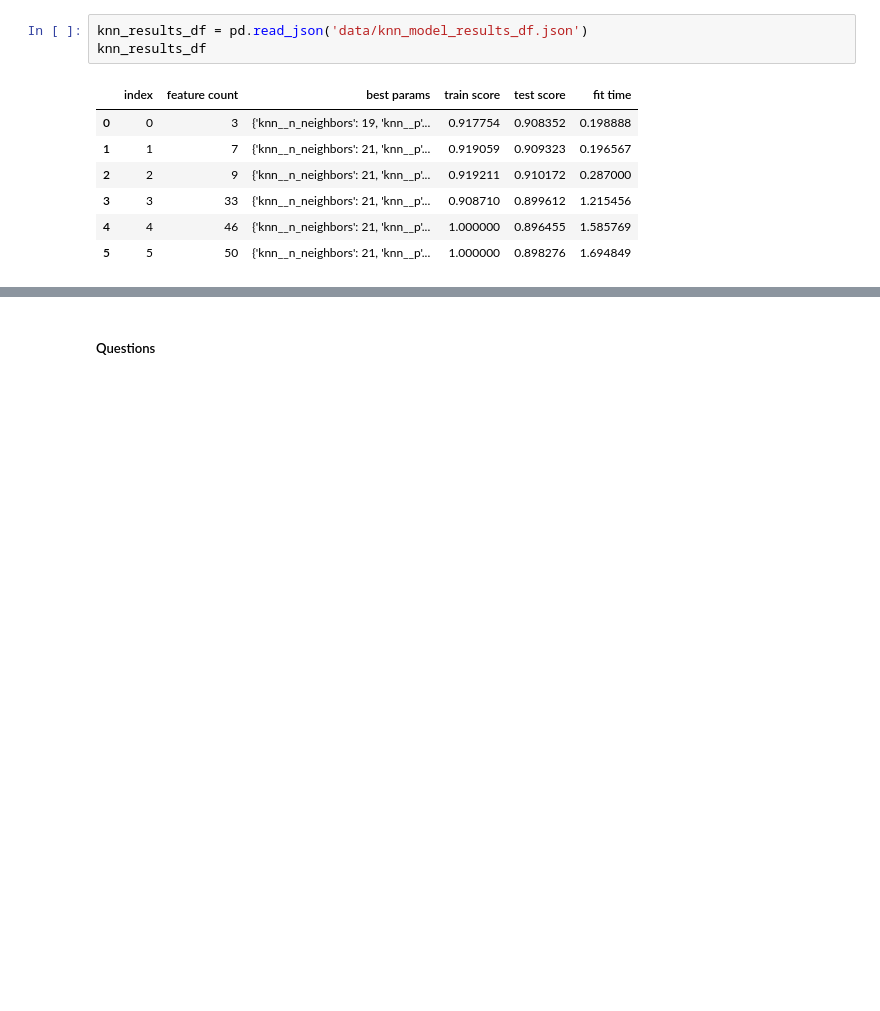
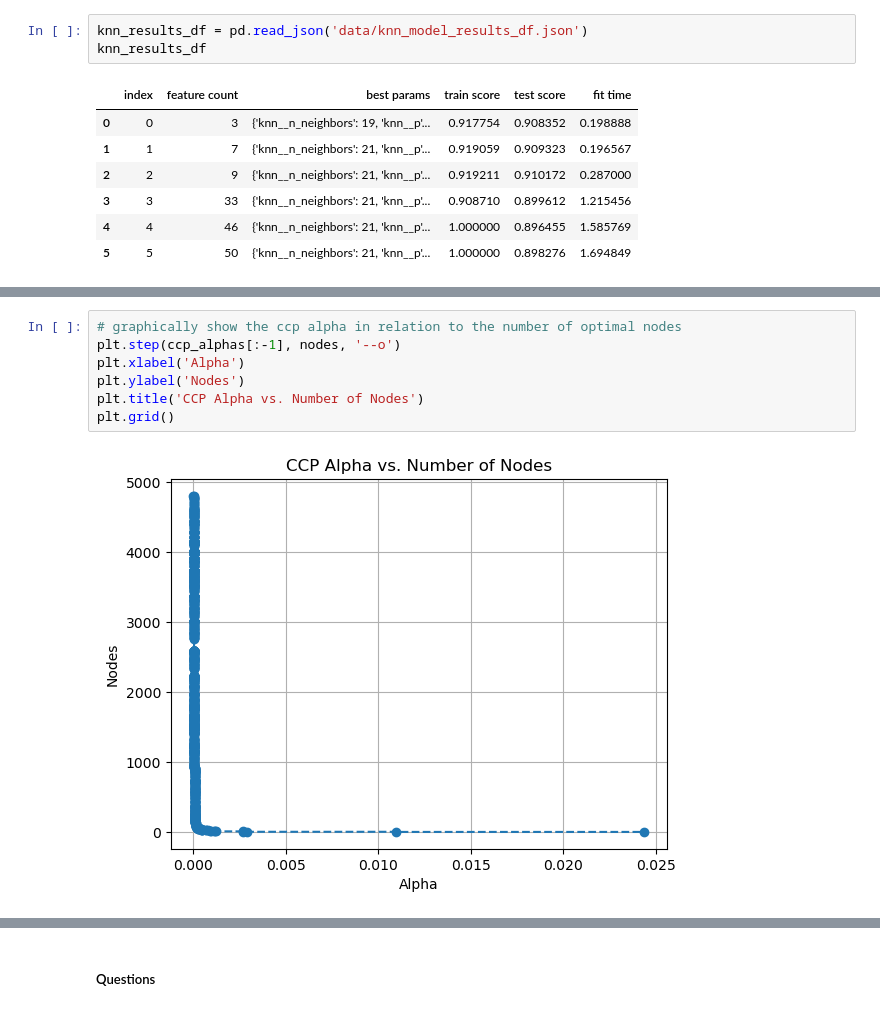
Before and after one commit to codemonkey1101/module-17, a Jupyter notebook: prompt_III.ipynb, the cells around one changed output, grey strips where cells are left out. Cells and saved outputs as stored; diff of their text form; blank space fills up the shorter version.

```diff
--- a/prompt_III.ipynb
+++ b/prompt_III.ipynb
@@ -611,0 +696,9 @@ knn_results_df
+# %%
+# graphically show the ccp alpha in relation to the number of optimal nodes
+plt.step(ccp_alphas[:-1], nodes, '--o')
+plt.xlabel('Alpha')
+plt.ylabel('Nodes')
+plt.title('CCP Alpha vs. Number of Nodes')
+plt.grid()
+# %% [output]
+[figure, added]
```
Also changed, not shown: parts of 18 cells of this notebook, 3 other files.
